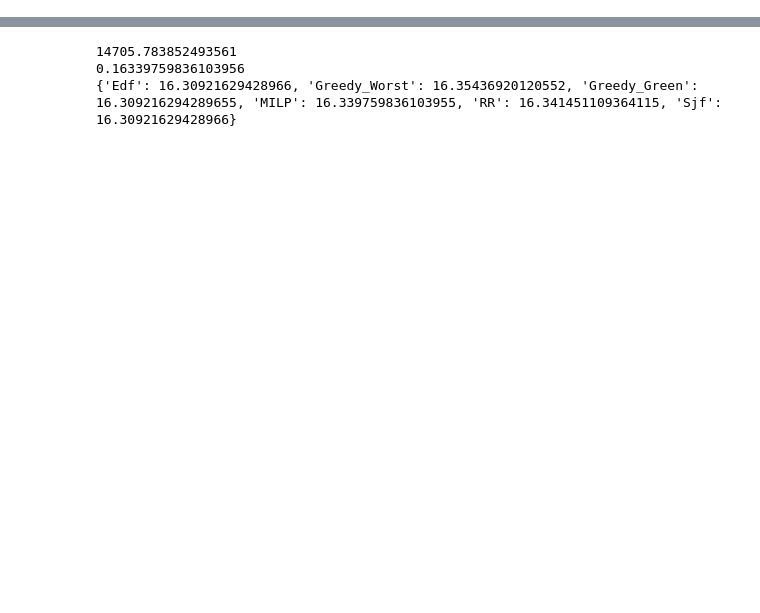
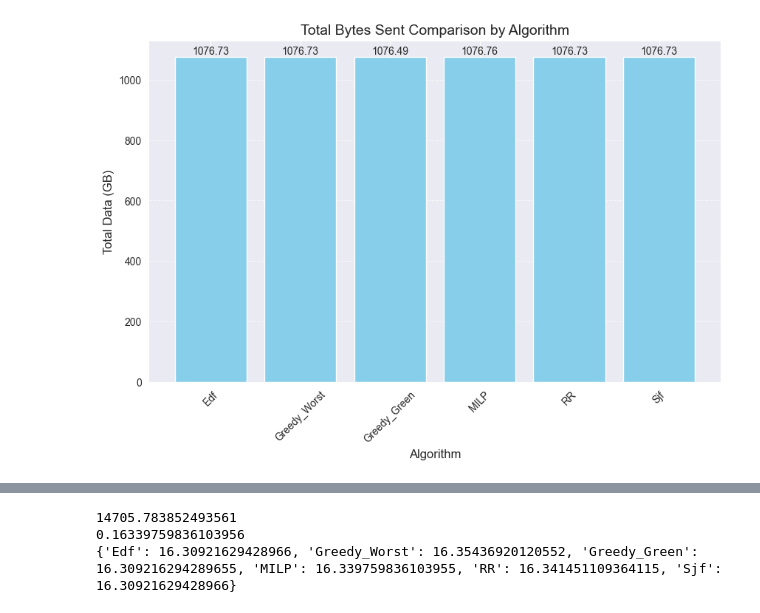
Before and after one commit to jgoldverg/GreenTransferScheduler, a Jupyter notebook: graphing/Paper_Graphs_in_Order.ipynb, the cells around one changed output, grey strips where cells are left out. Drawn from its saved outputs; the diff is of its cells as text; code cells hidden in the pictures; blank space fills up the shorter version.

```diff
--- a/graphing/Paper_Graphs_in_Order.ipynb
+++ b/graphing/Paper_Graphs_in_Order.ipynb
@@ -73,0 +115,32 @@ plt.show()
+# %%
+algo_totals = {}
+times_used = {}
+for algo, df in schedules.items():
+    for key, row in df.iterrows():
+        bytes_sent = total_gb = (row['throughput'] * row['allocated_time']) / (8 * 1024**3)
+        algo_totals[algo] = algo_totals.get(algo,0) + bytes_sent
+        times_used[algo] = times_used.get(algo,0) + row['allocated_time']
+
+algos = list(algo_totals.keys())
+values = list(algo_totals.values())
+
+plt.figure(figsize=(10, 6))
+bars = plt.bar(algos, values, color='skyblue')
+
+# Customize
+plt.xlabel("Algorithm", fontsize=12)
+plt.ylabel("Total Data (GB)", fontsize=12)
+plt.title("Total Bytes Sent Comparison by Algorithm", fontsize=14)
+plt.xticks(rotation=45)  # Rotate long algo names
+plt.grid(axis='y', linestyle='--', alpha=0.7)
+
+# Add value labels on top of bars
+for bar in bars:
+    height = bar.get_height()
+    plt.text(bar.get_x() + bar.get_width()/2., height,
+             f"{height:.2f}",
+             ha='center', va='bottom')
+
+plt.show()
+# %% [output]
+[figure, added]
```
Also changed, not shown: parts of 12 cells of this notebook, 44 other files.
